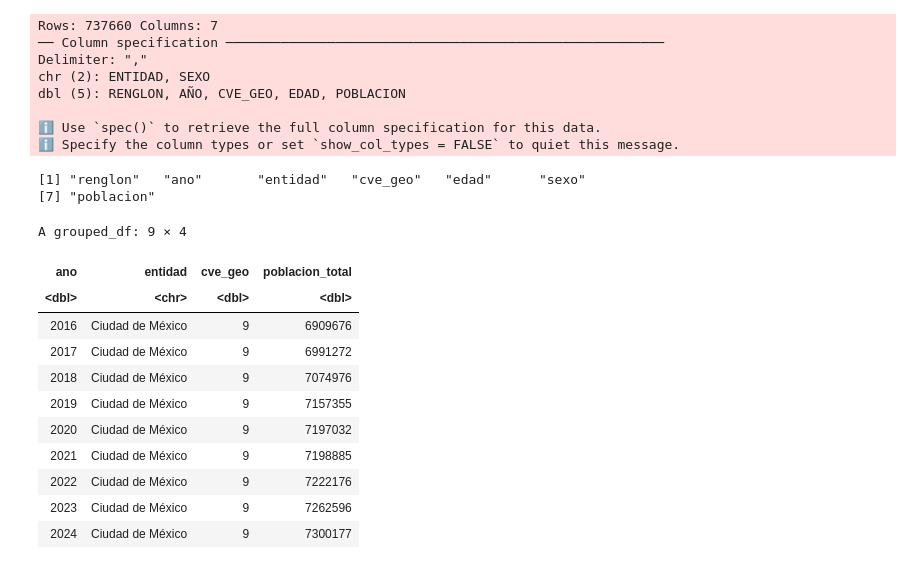
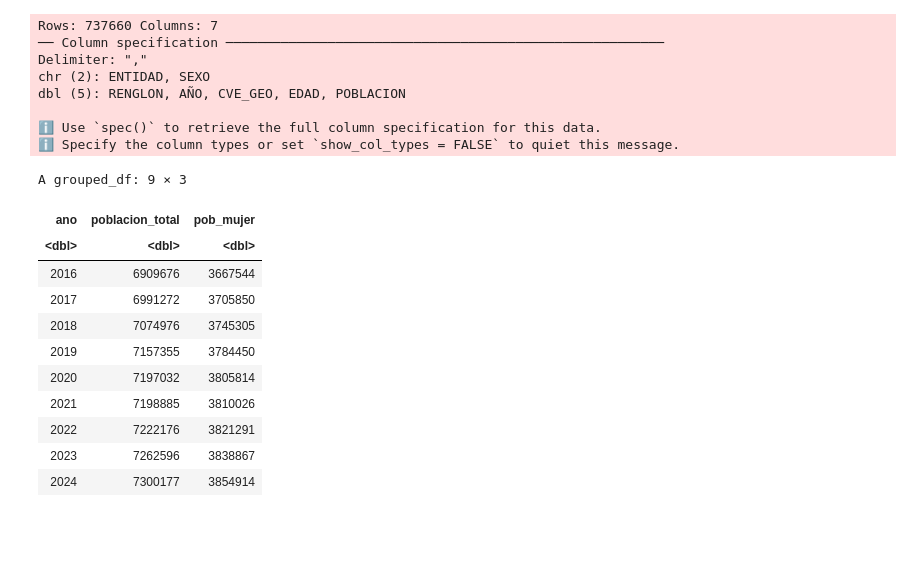
Before and after one commit to cpyp-ipdp/pgd_cdmx, a Jupyter notebook: indicadores/seguridad/indicadores_seguridad.ipynb, the cells around one changed output. Drawn from its saved outputs; the diff is of its cells as text; code cells hidden in the pictures; blank space fills up the shorter version.

```diff
--- a/indicadores/seguridad/indicadores_seguridad.ipynb
+++ b/indicadores/seguridad/indicadores_seguridad.ipynb
@@ -83,32 +142,41 @@ dbl (5): RENGLON, AÑO, CVE_GEO, EDAD, POBLACION
 
 ℹ Use `spec()` to retrieve the full column specification for this data.
 ℹ Specify the column types or set `show_col_types = FALSE` to quiet this message.
-# %%
-colnames(poblacion)
-# %% [output]
-[1] "renglon"   "ano"       "entidad"   "cve_geo"   "edad"      "sexo"
-[7] "poblacion"
 # %%
-pob_cdmx <- poblacion %>%
+pob_cdmx_t <- poblacion %>%
   filter(ano %in% c(2016:2024),
          cve_geo == 9,
          edad >= 18) %>%
   select(-renglon) %>%
   group_by(ano, entidad, cve_geo) %>%
   summarise(poblacion_total = sum(poblacion), .groups = 'drop') %>%
   group_by(ano)
 
-  pob_cdmx
+
+  pob_cdmx_mujer <- poblacion %>%
+  filter(ano %in% c(2016:2024),
+         cve_geo == 9,
+         edad >= 18,
+            sexo == 'Mujeres') %>%
+  select(-renglon) %>%
+  group_by(ano, entidad, cve_geo) %>%
+  summarise(pob_mujer = sum(poblacion), .groups = 'drop') %>%
+  group_by(ano)
+
+pob_cdmx<-pob_cdmx_t%>%
+    left_join(pob_cdmx_mujer, by = c('ano'))%>%
+    select(ano, poblacion_total, pob_mujer)
+pob_cdmx
 # %% [output]
-A grouped_df: 9 × 4
+A grouped_df: 9 × 3
-| ano | entidad | cve_geo | poblacion_total |
-| <dbl> | <chr> | <dbl> | <dbl> |
-| 2016 | Ciudad de México | 9 | 6909676 |
-| 2017 | Ciudad de México | 9 | 6991272 |
-| 2018 | Ciudad de México | 9 | 7074976 |
-| 2019 | Ciudad de México | 9 | 7157355 |
-| 2020 | Ciudad de México | 9 | 7197032 |
-| 2021 | Ciudad de México | 9 | 7198885 |
-| 2022 | Ciudad de México | 9 | 7222176 |
-| 2023 | Ciudad de México | 9 | 7262596 |
-| 2024 | Ciudad de México | 9 | 7300177 |
+| ano | poblacion_total | pob_mujer |
+| <dbl> | <dbl> | <dbl> |
+| 2016 | 6909676 | 3667544 |
+| 2017 | 6991272 | 3705850 |
+| 2018 | 7074976 | 3745305 |
+| 2019 | 7157355 | 3784450 |
+| 2020 | 7197032 | 3805814 |
+| 2021 | 7198885 | 3810026 |
+| 2022 | 7222176 | 3821291 |
+| 2023 | 7262596 | 3838867 |
+| 2024 | 7300177 | 3854914 |
```
Also changed, not shown: parts of 22 cells of this notebook.
